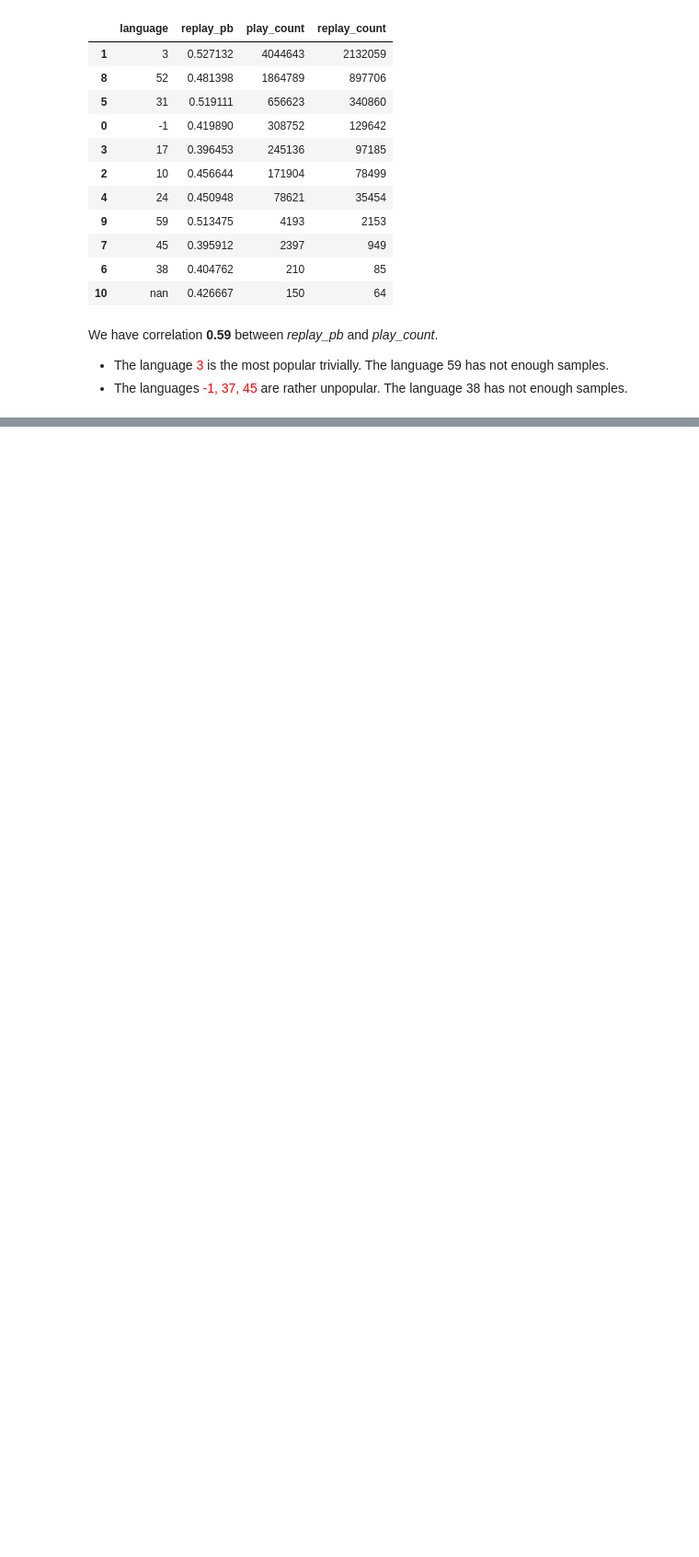
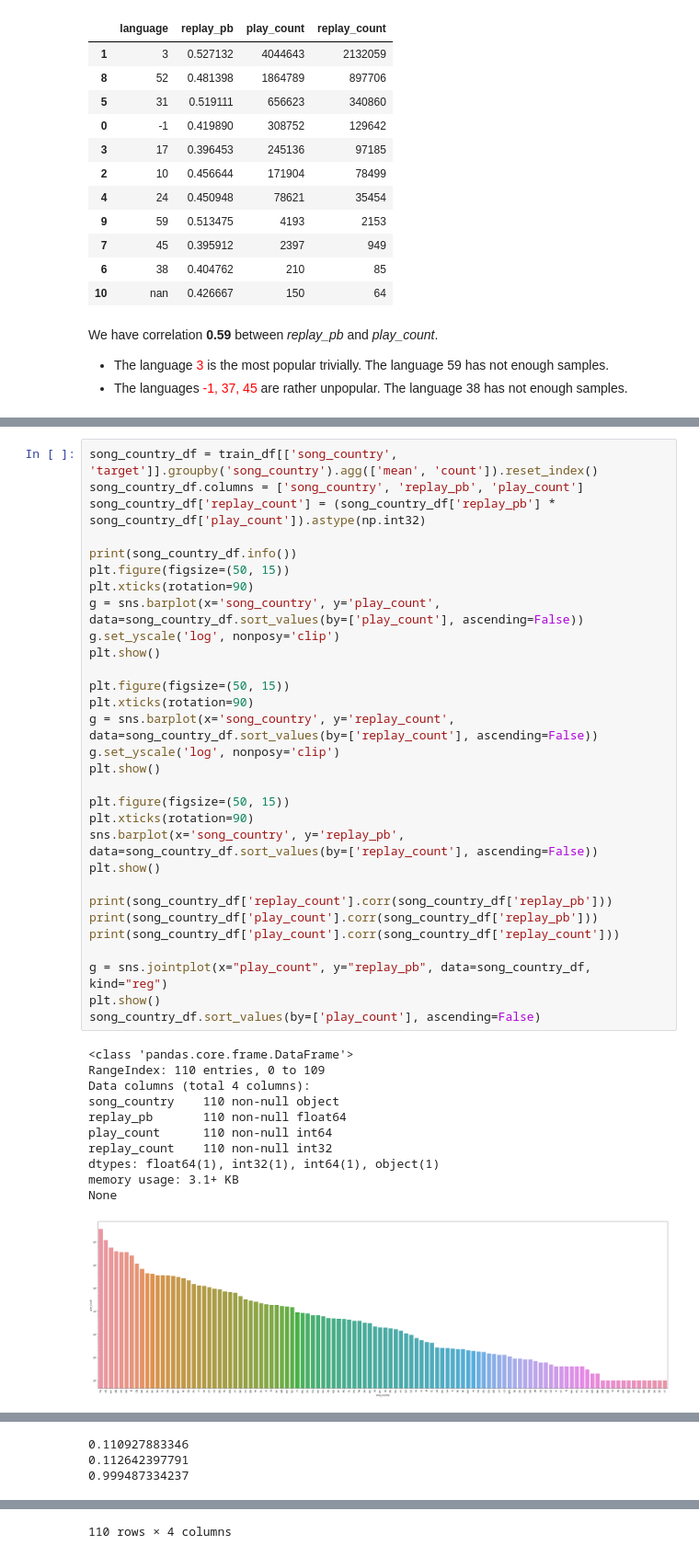
Before and after one commit to dsmilab/WSDM2018-KKBox-MRC, a Jupyter notebook: exploration_song.ipynb, the cells around one changed output, grey strips where cells are left out. Shown at 92% size. Cells and saved outputs as stored; diff of their text form; blank space fills up the shorter version.

```diff
--- a/exploration_song.ipynb
+++ b/exploration_song.ipynb
@@ -401,0 +529,42 @@ We have correlation **0.59** between *replay_pb* and *play_count*.
+# %%
+song_country_df = train_df[['song_country', 'target']].groupby('song_country').agg(['mean', 'count']).reset_index()
+song_country_df.columns = ['song_country', 'replay_pb', 'play_count']
+song_country_df['replay_count'] = (song_country_df['replay_pb'] * song_country_df['play_count']).astype(np.int32)
+
+print(song_country_df.info())
+plt.figure(figsize=(50, 15))
+plt.xticks(rotation=90)
+g = sns.barplot(x='song_country', y='play_count', data=song_country_df.sort_values(by=['play_count'], ascending=False))
+g.set_yscale('log', nonposy='clip')
+plt.show()
+
+plt.figure(figsize=(50, 15))
+plt.xticks(rotation=90)
+g = sns.barplot(x='song_country', y='replay_count', data=song_country_df.sort_values(by=['replay_count'], ascending=False))
+g.set_yscale('log', nonposy='clip')
+plt.show()
+
+plt.figure(figsize=(50, 15))
+plt.xticks(rotation=90)
+sns.barplot(x='song_country', y='replay_pb', data=song_country_df.sort_values(by=['replay_count'], ascending=False))
+plt.show()
+
+print(song_country_df['replay_count'].corr(song_country_df['replay_pb']))
+print(song_country_df['play_count'].corr(song_country_df['replay_pb']))
+print(song_country_df['play_count'].corr(song_country_df['replay_count']))
+
+g = sns.jointplot(x="play_count", y="replay_pb", data=song_country_df, kind="reg")
+plt.show()
+song_country_df.sort_values(by=['play_count'], ascending=False)
+# %% [output]
+<class 'pandas.core.frame.DataFrame'>
+RangeIndex: 110 entries, 0 to 109
+Data columns (total 4 columns):
+song_country    110 non-null object
+replay_pb       110 non-null float64
+play_count      110 non-null int64
+replay_count    110 non-null int32
+dtypes: float64(1), int32(1), int64(1), object(1)
+memory usage: 3.1+ KB
+None
+[figure, added]
@@ -401,0 +573,3 @@ We have correlation **0.59** between *replay_pb* and *play_count*.
+0.110927883346
+0.112642397791
+0.999487334237
@@ -401,0 +594 @@ We have correlation **0.59** between *replay_pb* and *play_count*.
+110 rows × 4 columns
```
Also changed, not shown: parts of 16 cells of this notebook.
